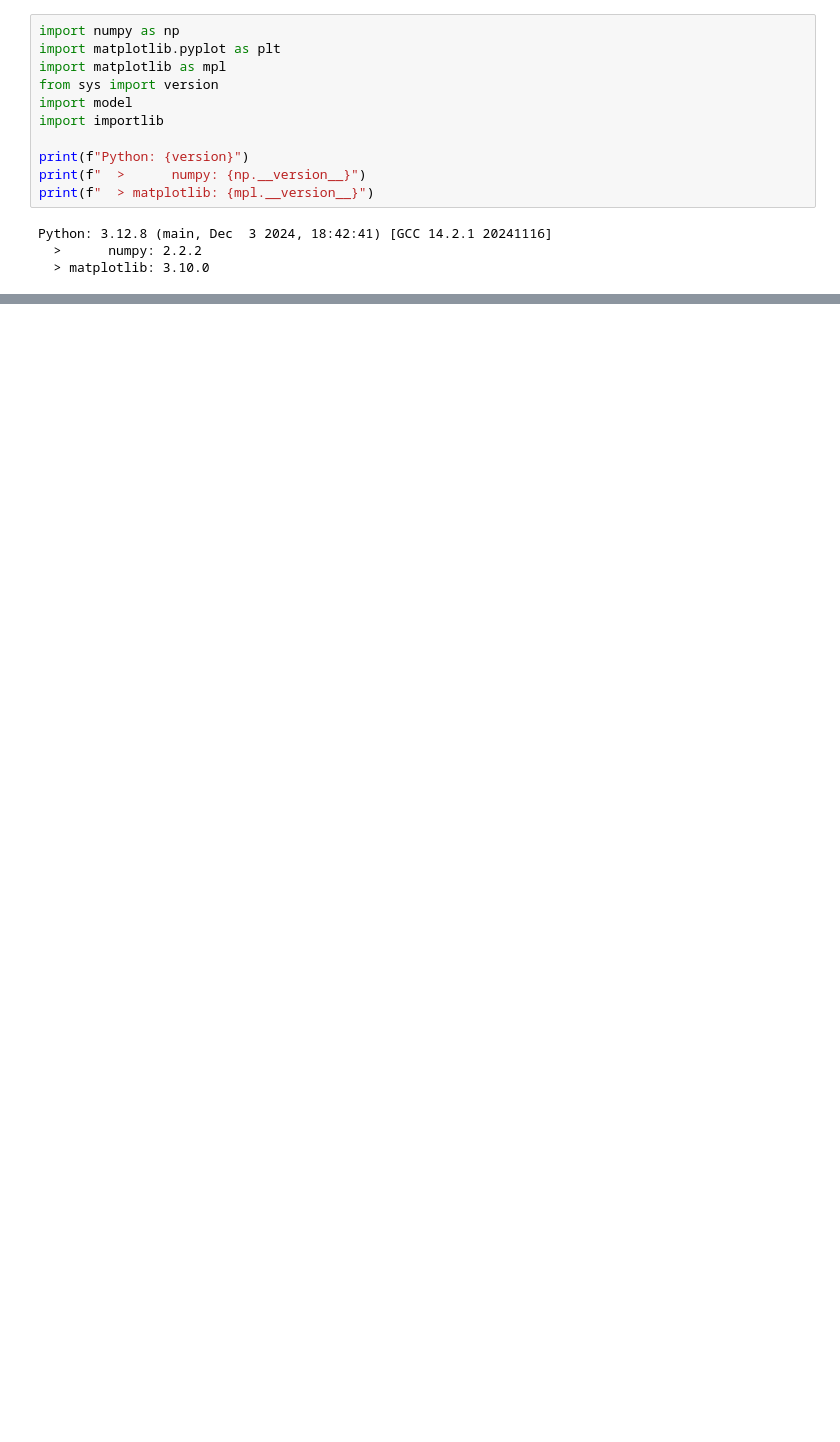
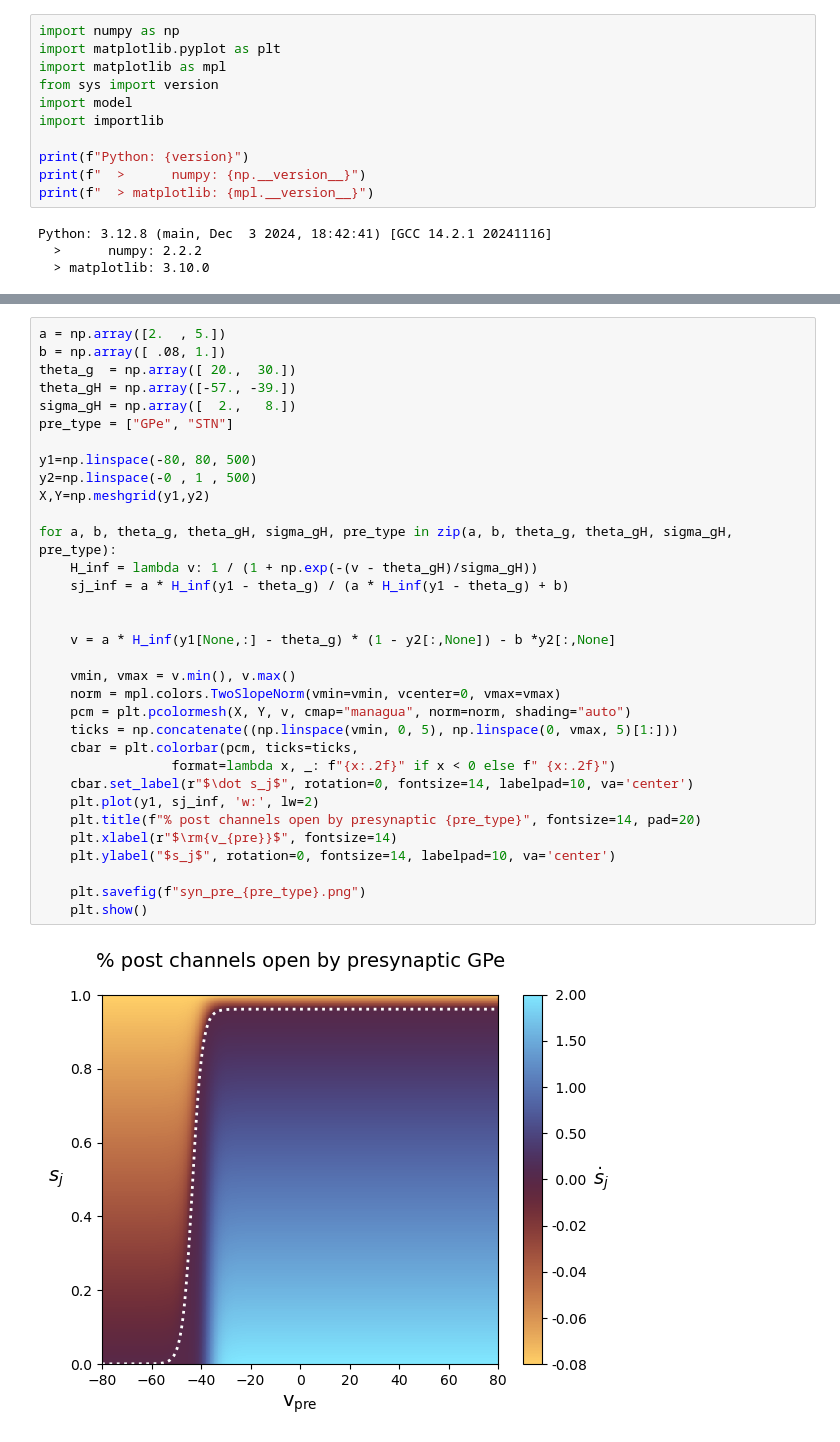
Before and after one commit to NemoInfo/NeuroModelSandbox, a Jupyter notebook: rubin_terman/rt.ipynb, the cells around one changed output, grey strips where cells are left out. Cells and saved outputs as stored; diff of their text form; blank space fills up the shorter version.

```diff
--- a/rubin_terman/rt.ipynb
+++ b/rubin_terman/rt.ipynb
@@ -124,0 +114,35 @@ plt.show()
+# %%
+a = np.array([2.  , 5.])
+b = np.array([ .08, 1.])
+theta_g  = np.array([ 20.,  30.])
+theta_gH = np.array([-57., -39.])
+sigma_gH = np.array([  2.,   8.])
+pre_type = ["GPe", "STN"]
+
+y1=np.linspace(-80, 80, 500)
+y2=np.linspace(-0 , 1 , 500)
+X,Y=np.meshgrid(y1,y2)
+
+for a, b, theta_g, theta_gH, sigma_gH, pre_type in zip(a, b, theta_g, theta_gH, sigma_gH, pre_type):
+    H_inf = lambda v: 1 / (1 + np.exp(-(v - theta_gH)/sigma_gH))
+    sj_inf = a * H_inf(y1 - theta_g) / (a * H_inf(y1 - theta_g) + b)
+
+
+    v = a * H_inf(y1[None,:] - theta_g) * (1 - y2[:,None]) - b *y2[:,None]
+
+    vmin, vmax = v.min(), v.max()
+    norm = mpl.colors.TwoSlopeNorm(vmin=vmin, vcenter=0, vmax=vmax)
+    pcm = plt.pcolormesh(X, Y, v, cmap="managua", norm=norm, shading="auto")
+    ticks = np.concatenate((np.linspace(vmin, 0, 5), np.linspace(0, vmax, 5)[1:]))
+    cbar = plt.colorbar(pcm, ticks=ticks,
+                 format=lambda x, _: f"{x:.2f}" if x < 0 else f" {x:.2f}")
+    cbar.set_label(r"$\dot s_j$", rotation=0, fontsize=14, labelpad=10, va='center')
+    plt.plot(y1, sj_inf, 'w:', lw=2)
+    plt.title(f"% post channels open by presynaptic {pre_type}", fontsize=14, pad=20)
+    plt.xlabel(r"$\rm{v_{pre}}$", fontsize=14)
+    plt.ylabel("$s_j$", rotation=0, fontsize=14, labelpad=10, va='center')
+
+    plt.savefig(f"syn_pre_{pre_type}.png")
+    plt.show()
+# %% [output]
+[figure, added]
```
Also changed, not shown: parts of 7 cells of this notebook, 4 other files.
